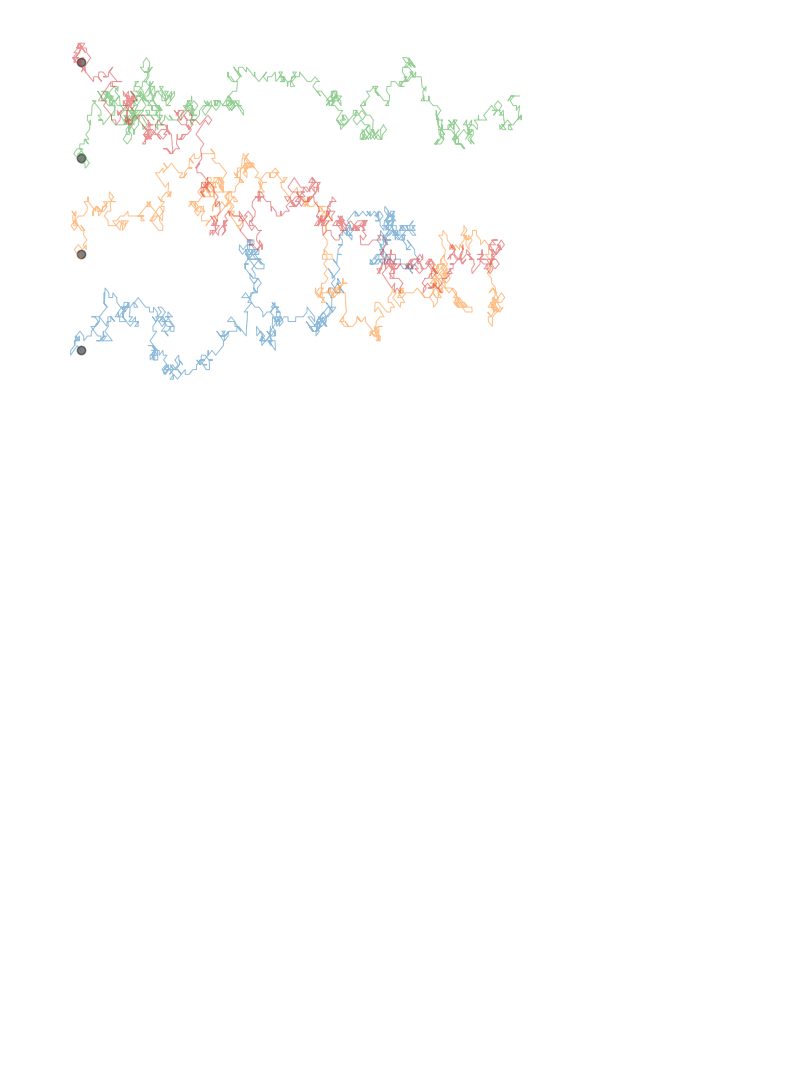
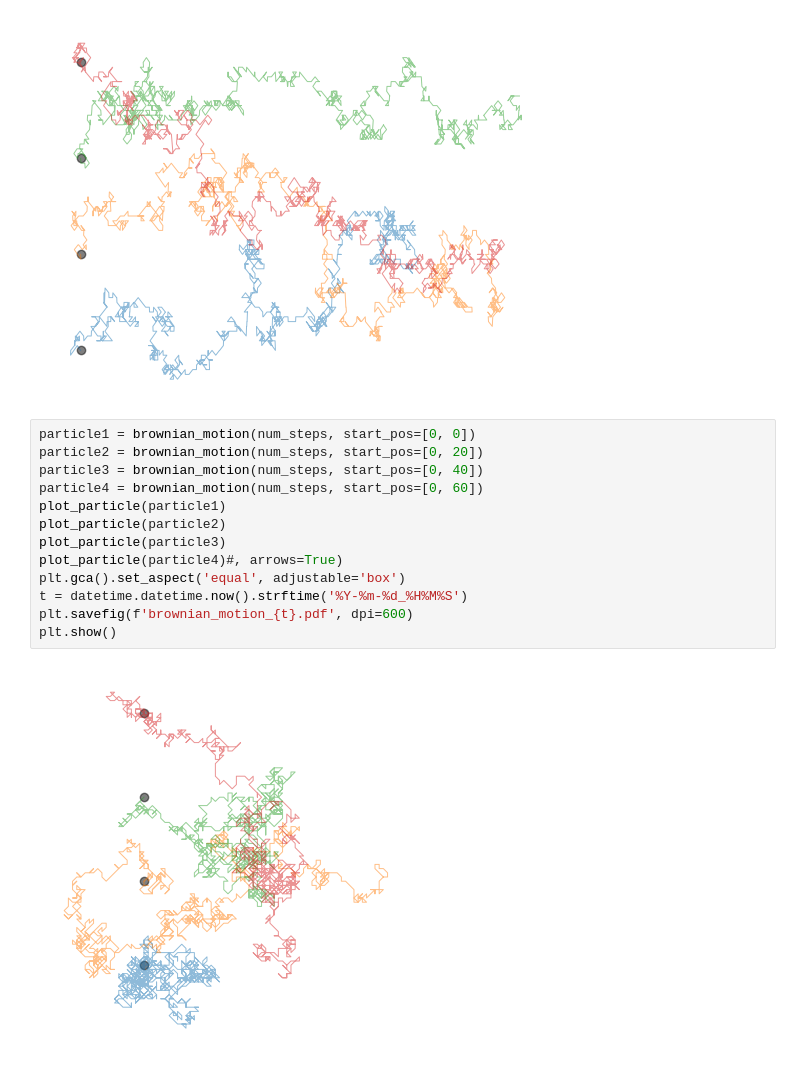
Before and after one commit to isabelnic/Photography, a Jupyter notebook: BM_plot.ipynb, the cells around one changed output. Cells and saved outputs as stored; diff of their text form; blank space fills up the shorter version.

```diff
--- a/BM_plot.ipynb
+++ b/BM_plot.ipynb
@@ -44,3 +45,18 @@ plt.savefig('brownian_motion.pdf', dpi=600)
 plt.show()
 # %% [output]
 [figure]
+# %%
+particle1 = brownian_motion(num_steps, start_pos=[0, 0])
+particle2 = brownian_motion(num_steps, start_pos=[0, 20])
+particle3 = brownian_motion(num_steps, start_pos=[0, 40])
+particle4 = brownian_motion(num_steps, start_pos=[0, 60])
+plot_particle(particle1)
+plot_particle(particle2)
+plot_particle(particle3)
+plot_particle(particle4)#, arrows=True)
+plt.gca().set_aspect('equal', adjustable='box')
+t = datetime.datetime.now().strftime('%Y-%m-%d_%H%M%S')
+plt.savefig(f'brownian_motion_{t}.pdf', dpi=600)
+plt.show()
+# %% [output]
+[figure, added]
```
Also changed, not shown: parts of 1 cell of this notebook, 1 other file.
